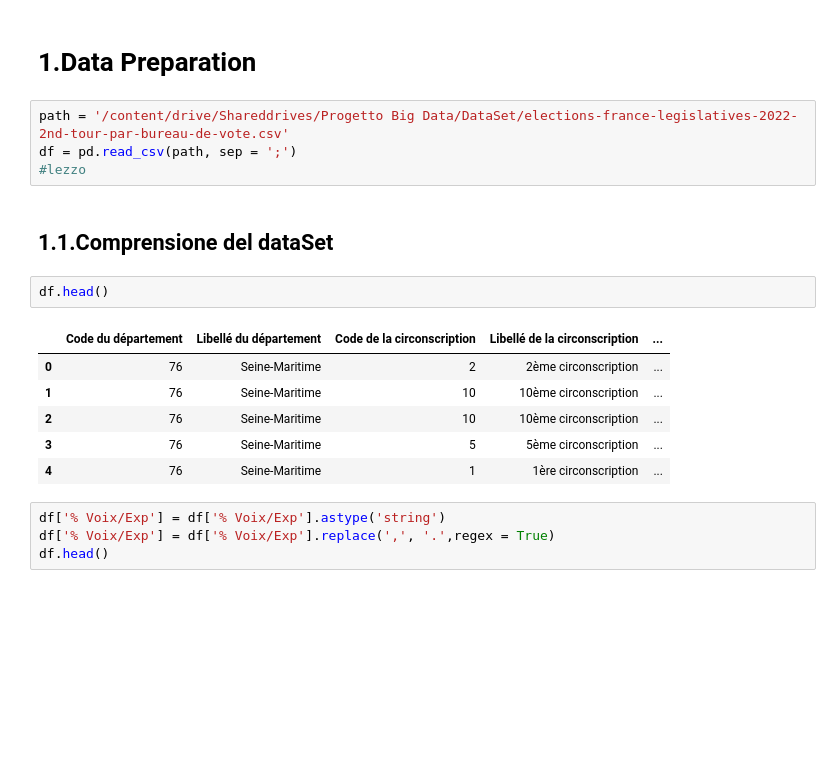
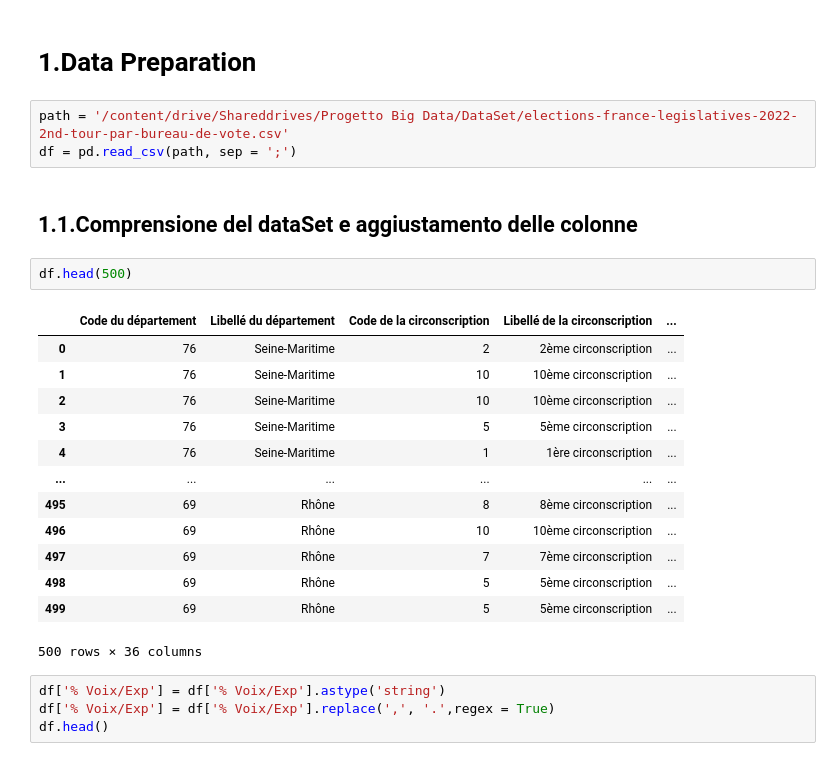
Before and after one commit to manuelecapece/FrenchElectionDataAnalysis, a Jupyter notebook: Notebook Colab/legislatives_2022_2nd_tour.ipynb, the cells around one changed output. Saved outputs shown, nothing was run; the diff lists cells and outputs as text; blank space fills up the shorter version.

```diff
--- a/Notebook Colab/legislatives_2022_2nd_tour.ipynb
+++ b/Notebook Colab/legislatives_2022_2nd_tour.ipynb
@@ -9,18 +17,24 @@ pd.set_option('display.max_columns', None)
 # %%
 path = '/content/drive/Shareddrives/Progetto Big Data/DataSet/elections-france-legislatives-2022-2nd-tour-par-bureau-de-vote.csv'
 df = pd.read_csv(path, sep = ';')
-#lezzo
 # %% [markdown]
-## 1.1.Comprensione del dataSet
+## 1.1.Comprensione del dataSet e aggiustamento delle colonne
 # %%
-df.head()
+df.head(500)
 # %% [output]
 |  | Code du département | Libellé du département | Code de la circonscription | Libellé de la circonscription | ... |
 | 0 | 76 | Seine-Maritime | 2 | 2ème circonscription | ... |
 | 1 | 76 | Seine-Maritime | 10 | 10ème circonscription | ... |
 | 2 | 76 | Seine-Maritime | 10 | 10ème circonscription | ... |
 | 3 | 76 | Seine-Maritime | 5 | 5ème circonscription | ... |
 | 4 | 76 | Seine-Maritime | 1 | 1ère circonscription | ... |
+| ... | ... | ... | ... | ... | ... |
+| 495 | 69 | Rhône | 8 | 8ème circonscription | ... |
+| 496 | 69 | Rhône | 10 | 10ème circonscription | ... |
+| 497 | 69 | Rhône | 7 | 7ème circonscription | ... |
+| 498 | 69 | Rhône | 5 | 5ème circonscription | ... |
+| 499 | 69 | Rhône | 5 | 5ème circonscription | ... |
+500 rows × 36 columns
 # %%
 df['% Voix/Exp'] = df['% Voix/Exp'].astype('string')
 df['% Voix/Exp'] = df['% Voix/Exp'].replace(',', '.',regex = True)
```
Also changed, not shown: parts of 15 cells of this notebook.
